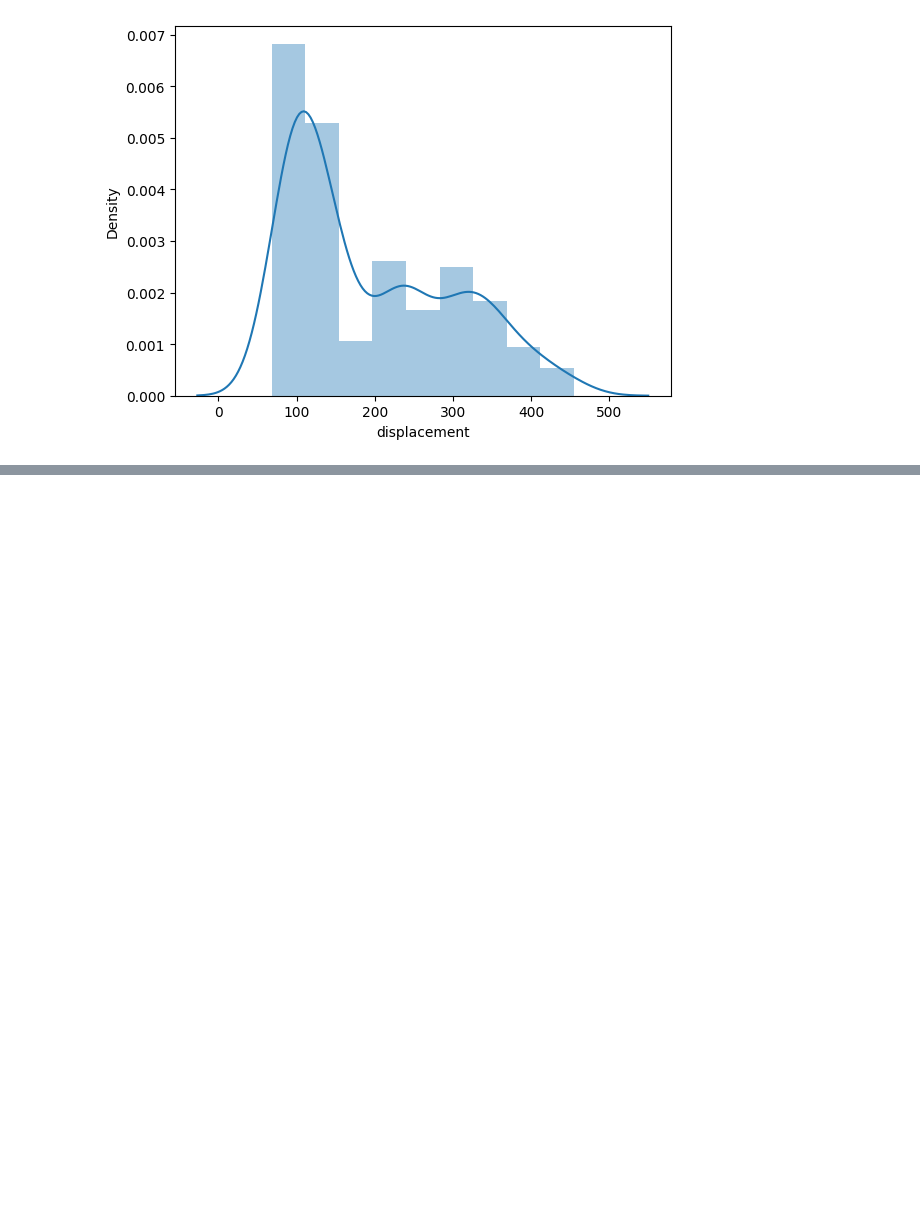
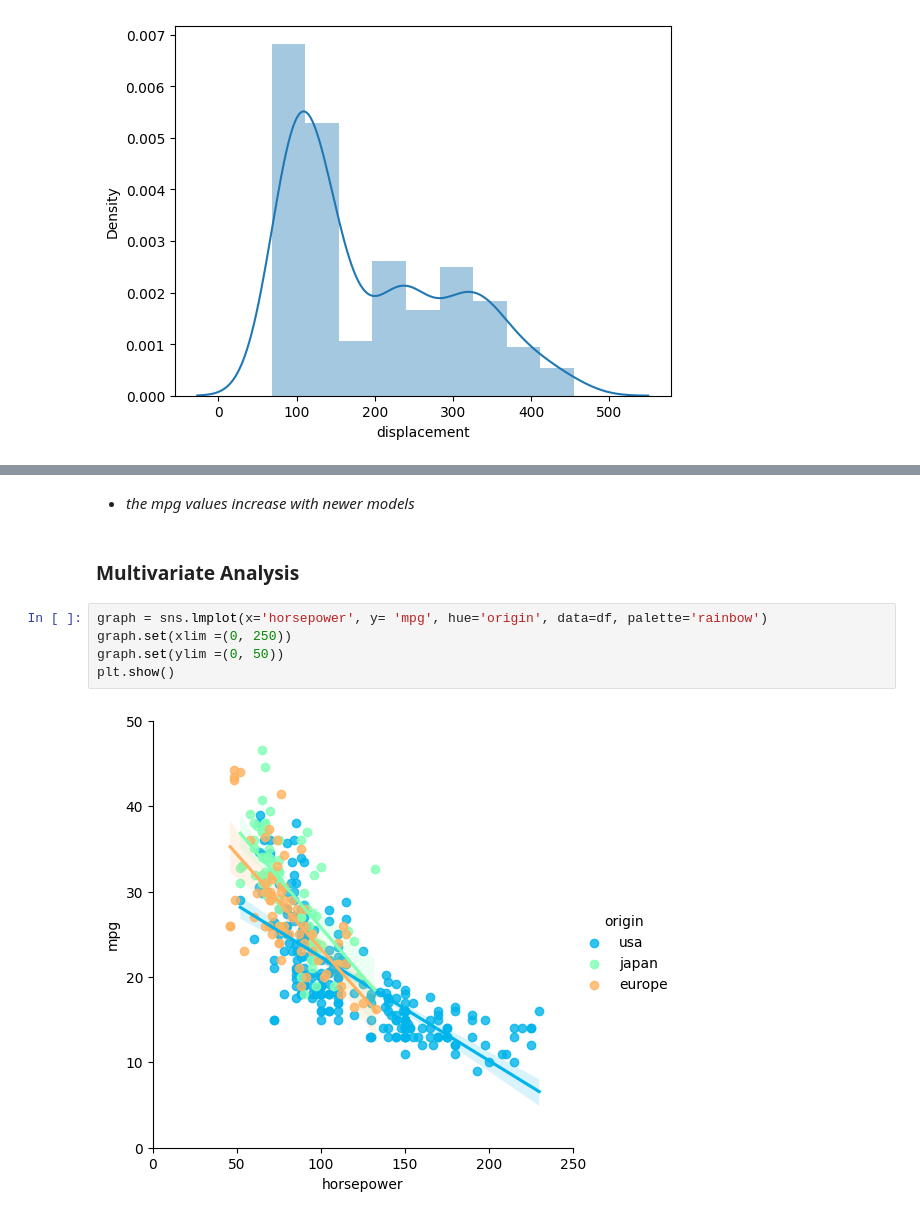
Before and after one commit to EllyOtty77/Data-Analytics, a Jupyter notebook: machine learning/linear_regression.ipynb, the cells around one changed output, grey strips where cells are left out. Cells and saved outputs as stored; diff of their text form; blank space fills up the shorter version.

```diff
--- a/machine learning/linear_regression.ipynb
+++ b/machine learning/linear_regression.ipynb
@@ -140,0 +160,11 @@ plt.show()
+# %% [markdown]
+- *the mpg values increase with newer models*
+# %% [markdown]
+### Multivariate Analysis
+# %%
+graph = sns.lmplot(x='horsepower', y= 'mpg', hue='origin', data=df, palette='rainbow')
+graph.set(xlim =(0, 250))
+graph.set(ylim =(0, 50))
+plt.show()
+# %% [output]
+[figure, added]
```
Also changed, not shown: parts of 30 cells of this notebook.
